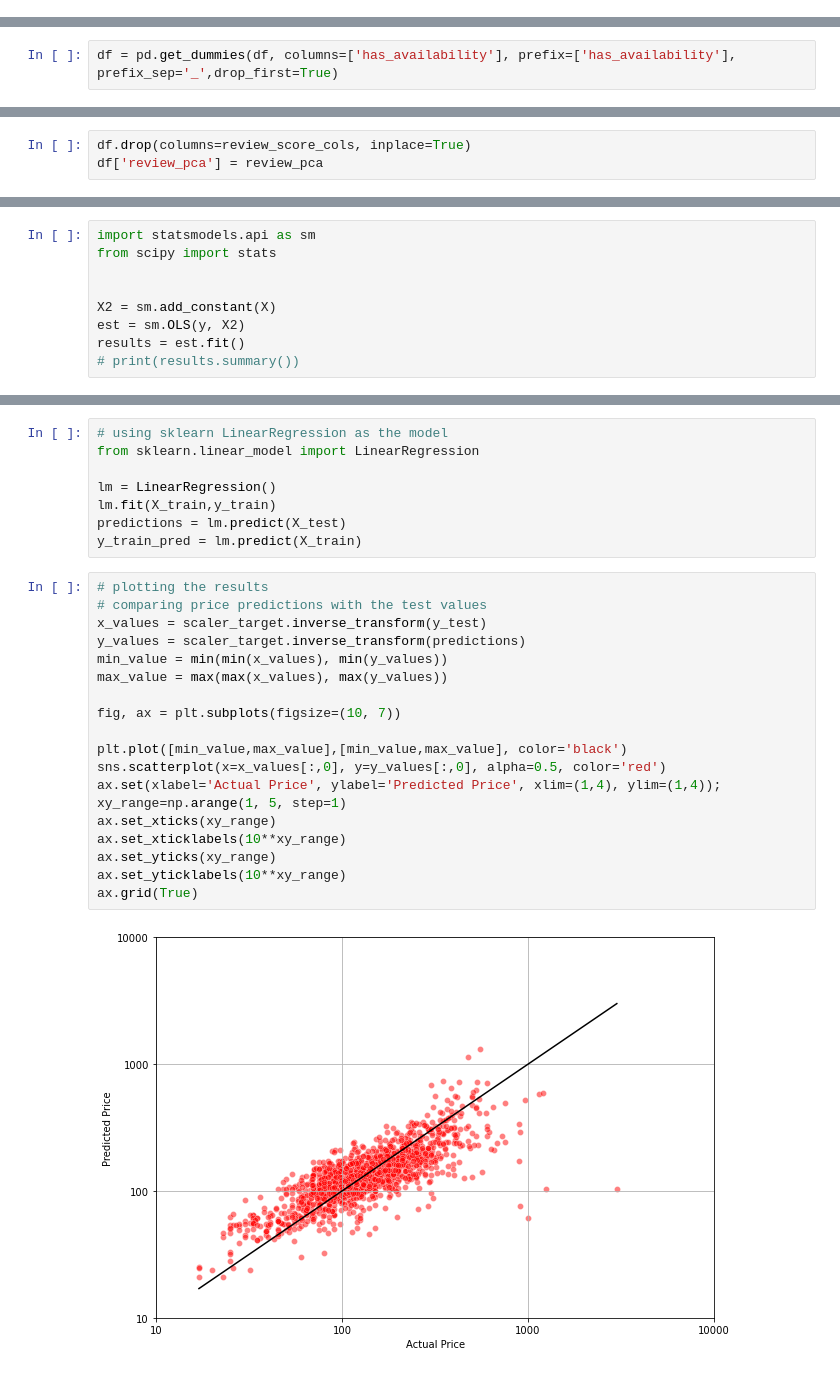
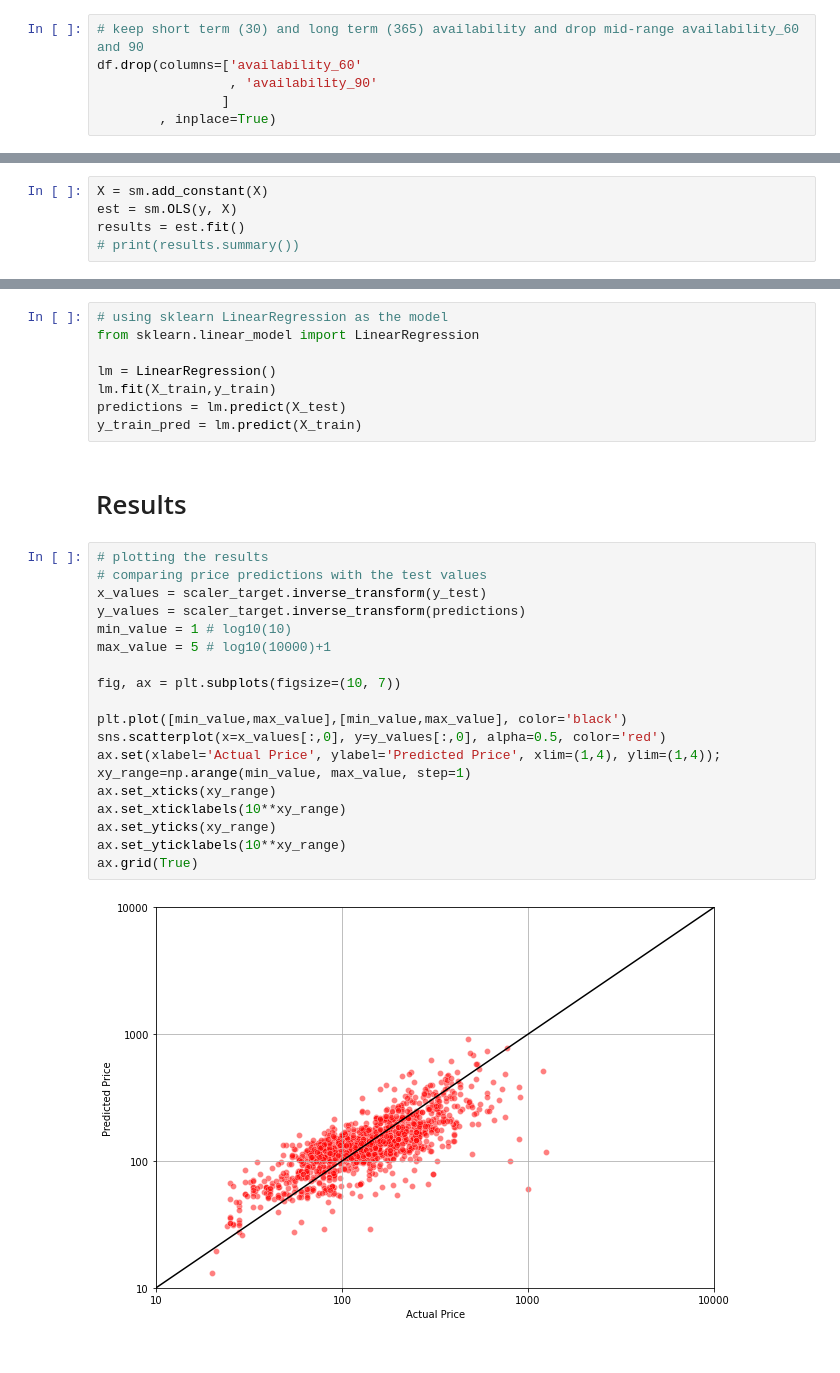
Before and after one commit to snejadi/Airbnb, a Jupyter notebook: Airbnb_analysis/Seattle.ipynb, the cells around one changed output, grey strips where cells are left out. Drawn from its saved outputs; the diff is of its cells as text.

Commit message:
updated the analysis, Readme, and Figures

```diff
--- a/Airbnb_analysis/Seattle.ipynb
+++ b/Airbnb_analysis/Seattle.ipynb
@@ -451,3 +858,9 @@ print(df['has_availability'].isna().sum())
+# %%
+# keep short term (30) and long term (365) availability and drop mid-range availability_60 and 90
+df.drop(columns=['availability_60'
+                 , 'availability_90'
+                ]
+        , inplace=True)
 # %% [markdown]
 ### Bookable
 <br> Column name = instant_bookable
@@ -468,2 +872,0 @@ df = pd.get_dummies(df.replace(non_sig_neighbourhood, None), columns=['neighbour
-# %%
-df = pd.get_dummies(df, columns=['has_availability'], prefix=['has_availability'], prefix_sep='_',drop_first=True)
@@ -549,3 +872,0 @@ Principal Components:  1
-# %%
-df.drop(columns=review_score_cols, inplace=True)
-df['review_pca'] = review_pca
@@ -604,12 +906,8 @@ y = df_target
 <br> In this section, I use Linear Regression Analysis (Ordinary Least Squares, OLS)
 <br> The calculated p-values and coefficients point out the statistically significant relationships
 # %%
-import statsmodels.api as sm
-from scipy import stats
-
-
-X2 = sm.add_constant(X)
-est = sm.OLS(y, X2)
+X = sm.add_constant(X)
+est = sm.OLS(y, X)
 results = est.fit()
 # print(results.summary())
 # %% [markdown]
@@ -682,24 +973,26 @@ lm = LinearRegression()
 lm.fit(X_train,y_train)
 predictions = lm.predict(X_test)
 y_train_pred = lm.predict(X_train)
+# %% [markdown]
+# Results
 # %%
 # plotting the results
 # comparing price predictions with the test values
 x_values = scaler_target.inverse_transform(y_test)
 y_values = scaler_target.inverse_transform(predictions)
-min_value = min(min(x_values), min(y_values))
-max_value = max(max(x_values), max(y_values))
+min_value = 1 # log10(10)
+max_value = 5 # log10(10000)+1
 
 fig, ax = plt.subplots(figsize=(10, 7))
 
 plt.plot([min_value,max_value],[min_value,max_value], color='black')
 sns.scatterplot(x=x_values[:,0], y=y_values[:,0], alpha=0.5, color='red')
 ax.set(xlabel='Actual Price', ylabel='Predicted Price', xlim=(1,4), ylim=(1,4));
-xy_range=np.arange(1, 5, step=1)
+xy_range=np.arange(min_value, max_value, step=1)
 ax.set_xticks(xy_range)
 ax.set_xticklabels(10**xy_range)
 ax.set_yticks(xy_range)
 ax.set_yticklabels(10**xy_range)
 ax.grid(True)
 # %% [output]
-[figure, old version]
+[figure, new version]
```
Also changed, not shown: parts of 88 cells of this notebook, 10 other files.
